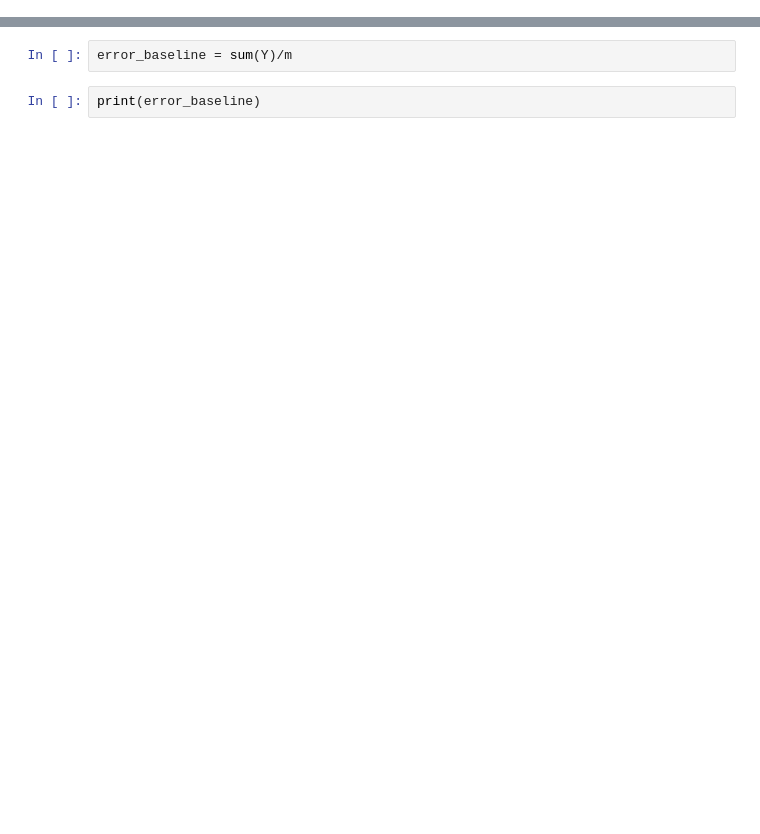
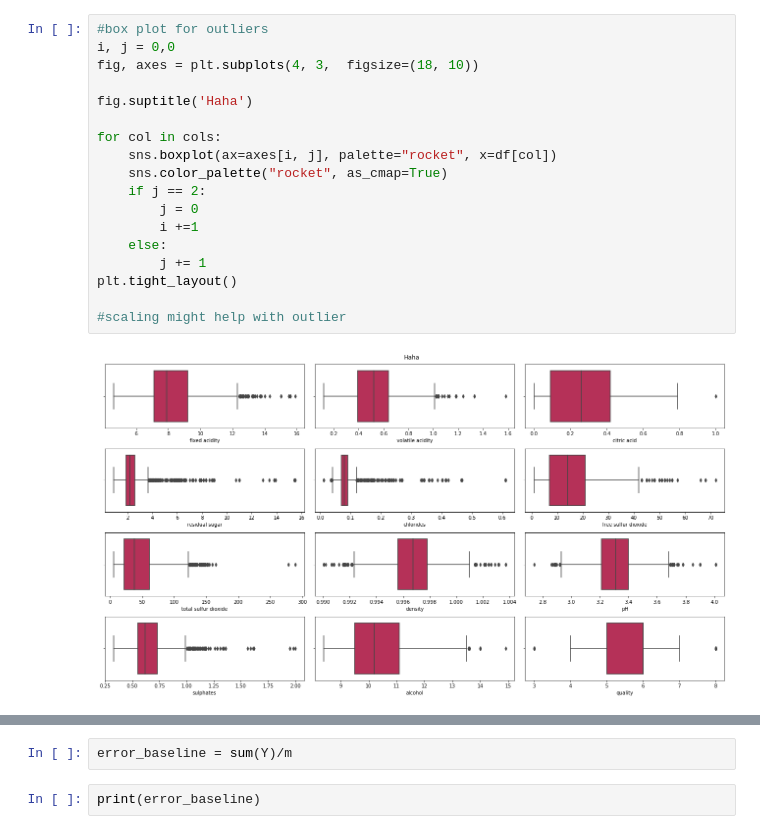
Before and after one commit to anhhoang1402/Wine-Prediction, a Jupyter notebook: HW1_red.ipynb, the cells around one changed output, grey strips where cells are left out. Cells and saved outputs as stored; diff of their text form; blank space fills up the shorter version.

```diff
--- a/HW1_red.ipynb
+++ b/HW1_red.ipynb
@@ -54,0 +84,20 @@ m = len(Y)
+# %%
+#box plot for outliers
+i, j = 0,0
+fig, axes = plt.subplots(4, 3,  figsize=(18, 10))
+
+fig.suptitle('Haha')
+
+for col in cols:
+    sns.boxplot(ax=axes[i, j], palette="rocket", x=df[col])
+    sns.color_palette("rocket", as_cmap=True)
+    if j == 2:
+        j = 0
+        i +=1
+    else:
+        j += 1
+plt.tight_layout()
+
+#scaling might help with outlier
+# %% [output]
+[figure, added]
```
Also changed, not shown: parts of 22 cells of this notebook.
